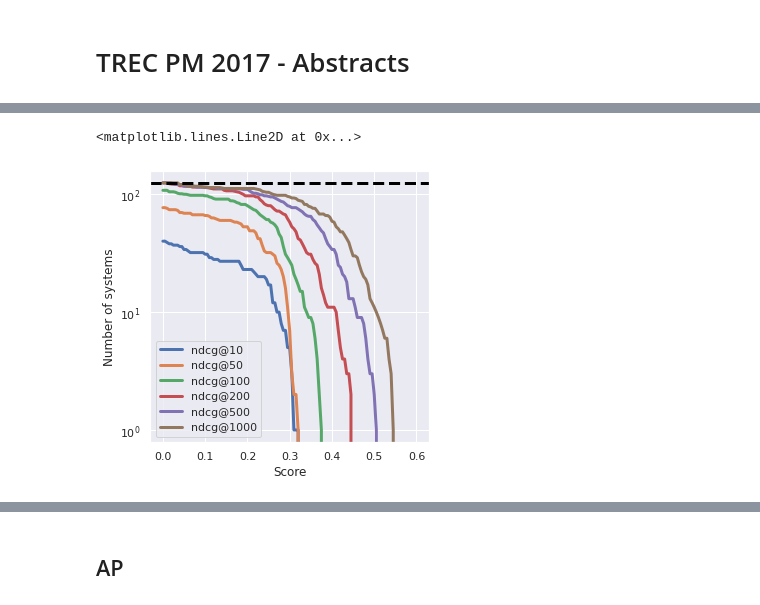
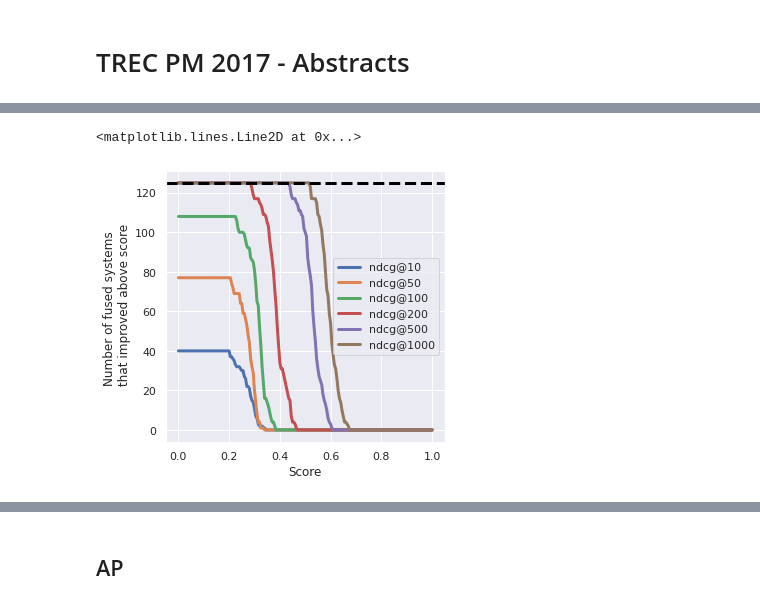
Before and after one commit to irgroup/jcdl2023-data-fusion, a Jupyter notebook: fuse.ipynb, the cells around one changed output, grey strips where cells are left out. Cells and saved outputs as stored; diff of their text form; code cells hidden in the pictures.

Commit message:
add ncdg plots, and rbp experiments.

```diff
--- a/fuse.ipynb
+++ b/fuse.ipynb
@@ -265,3 +267,13 @@ df.to_csv(file_out)
 # TREC PM 2017 - Abstracts
 # %%
 df = pd.read_csv('experimental_results/trec-pm-2017-abstracts/rrf.csv')
+# %%
+df_data = {}
+for measure in [ 'ndcg@10', 'ndcg@50', 'ndcg@100', 'ndcg@200', 'ndcg@500', 'ndcg@1000']:
+    _data = {}
+    for thresh in [round(0.005*i, 3) for i in range(0,201)]:
+        _data[thresh] = len(df[(df[measure +' (base)'] > thresh)])
+    df_data[measure] = _data
+_df = pd.DataFrame.from_dict(df_data)
+_df.plot(figsize=(5,5), linewidth=3, xlabel='Score', ylabel='Number of baseline systems \n above score')
+plt.axhline(y = len(df), color='black',linestyle = '--', linewidth=3)
@@ -267,0 +283,10 @@ df = pd.read_csv('experimental_results/trec-pm-2017-abstracts/rrf.csv')
+# %%
+df_data = {}
+for measure in [ 'ndcg@10', 'ndcg@50', 'ndcg@100', 'ndcg@200', 'ndcg@500', 'ndcg@1000']:
+    _data = {}
+    for thresh in [round(0.005*i, 3) for i in range(0,201)]:
+        _data[thresh] = len(df[(df[measure +' (fuse)'] > thresh)])
+    df_data[measure] = _data
+_df = pd.DataFrame.from_dict(df_data)
+_df.plot(figsize=(5,5), linewidth=3, xlabel='Score', ylabel='Number of fused systems \n above score')
+plt.axhline(y = len(df), color='black',linestyle = '--', linewidth=3)
@@ -268,16 +296,14 @@ df = pd.read_csv('experimental_results/trec-pm-2017-abstracts/rrf.csv')
 # %%
-import seaborn as sns
-sns.set(style="darkgrid")
-
 df_data = {}
 for measure in [ 'ndcg@10', 'ndcg@50', 'ndcg@100', 'ndcg@200', 'ndcg@500', 'ndcg@1000']:
     _data = {}
-    for thresh in [round(0.005*i, 3) for i in range(0,121)]:
-        _data[thresh] = len(df[(df[measure +' (base)'] > thresh) & (df[measure +' (diff)'] > 0)])
+    for thresh in [round(0.005*i, 3) for i in range(0,201)]:
+        _data[thresh] = len(df[(df[measure +' (fuse)'] > thresh) & (df[measure +' (diff)'] > 0)])
     df_data[measure] = _data
 _df = pd.DataFrame.from_dict(df_data)
-_df.plot(figsize=(5,5), logy=True, linewidth=3, xlabel='Score', ylabel='Number of systems')
+_df.plot(figsize=(5,5), linewidth=3, xlabel='Score', ylabel='Number of fused systems \n that improved above score')
+
 plt.axhline(y = len(df), color='black',linestyle = '--', linewidth=3)
 # %% [output]
 <matplotlib.lines.Line2D at 0x...>
-[figure, old version]
+[figure, new version]
```
Also changed, not shown: parts of 4 cells of this notebook, 1 other file.
